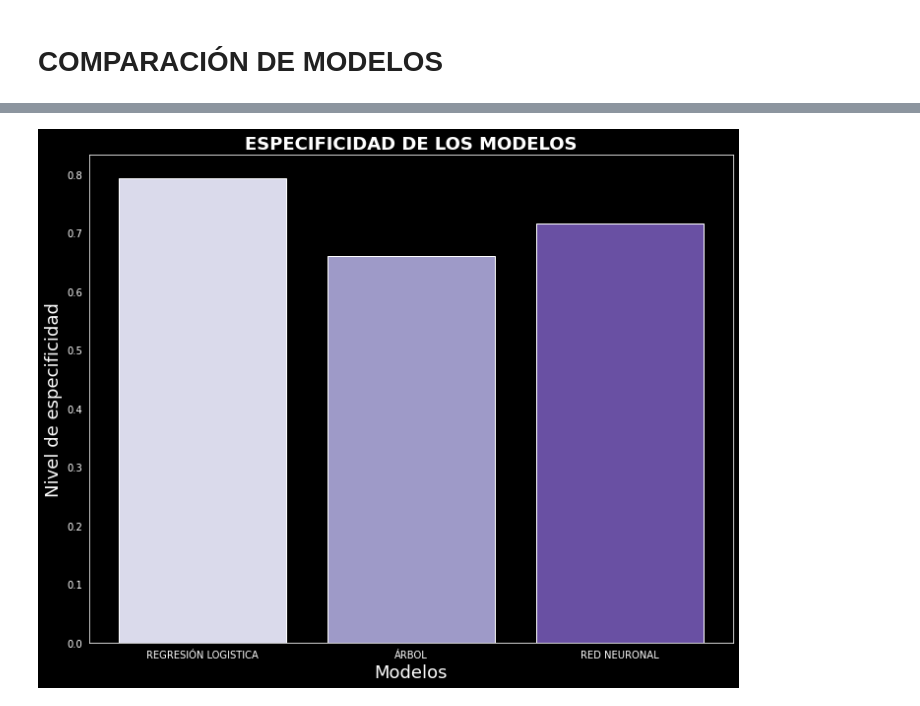
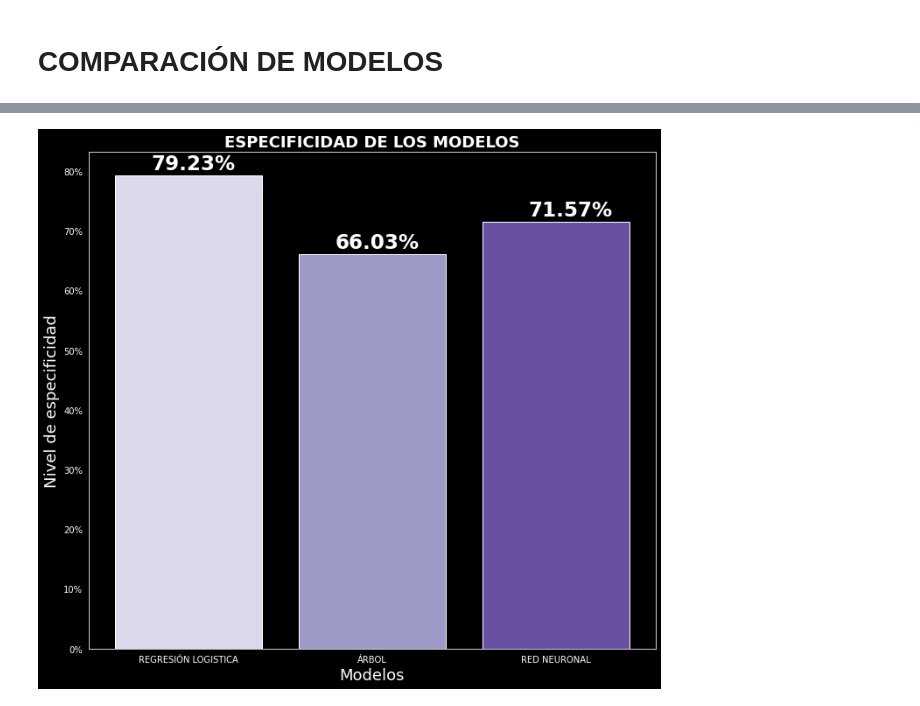
Before and after one commit to angyf/Proyecto_Final, a Jupyter notebook: modelos_finales.ipynb, the cells around one changed output, grey strips where cells are left out. Saved outputs shown, nothing was run; the diff lists cells and outputs as text; code cells hidden in the pictures.

```diff
--- a/modelos_finales.ipynb
+++ b/modelos_finales.ipynb
@@ -553,15 +564,20 @@ plt.show()
 # %%
 #COMPARAMOS LA SENSIBILIDAD DE NUESTROS MODELOS A TRAVÉS DE UN GRÁFICO
+sensibilidad=[sen_rl,sen_ar,sen_red]
 
-sensibilidad=[sen_rl/100,sen_ar/100,sen_red/100]
+# Gráfica de sensibilidad
+fig, ax = plt.subplots(figsize=(10,9))
+#damos formato de porcentaje al eje y
+formatter = FuncFormatter(lambda y, pos: "%d%%" % (y))
+ax.yaxis.set_major_formatter(formatter)
+ax.bar(modelos, sensibilidad,color=colors)
+ax.set_title('SENSIBILIDAD DE LOS MODELOS', fontsize=18, color='w', weight='bold')
+ax.set_xlabel('Modelos', fontsize=18, color='w')
+ax.set_ylabel('Nivel de sensibilidad', fontsize=18, color='w')
+#agregamos etiquetas
+for i in range(0,3):
+  plt.annotate(f'{round(sensibilidad[i],2)}%',(x[i],sensibilidad[i]+1),fontsize=23,weight='bold')
 
-# Grafica sensibilidad
-colors=sns.color_palette("Purples",3)
-plt.figure(figsize=(10,8))
-plt.bar([ 'REGRESIÓN LOGISTICA', 'ÁRBOL','RED NEURONAL'], sensibilidad,color=colors)
-plt.title('SENSIBILIDAD DE LOS MODELOS', fontsize=18, color='w', weight='bold')
-plt.xlabel('Modelos', fontsize=18, color='w')
-plt.ylabel('Nivel de sensibilidad', fontsize=18, color='w')
 plt.tight_layout()
 plt.show()
 # %% [output]
@@ -569,16 +585,22 @@ plt.show()
 # %%
 #COMPARAMOS LA ESPECIFICIDAD DE NUESTROS MODELOS A TRAVÉS DE UN GRÁFICO
 
-especificidad=[spec_rl/100,spec_ar/100,spec_red/100]
+especificidad=[spec_rl,spec_ar,spec_red]
 
-# Grafica sensibilidad
-colors=sns.color_palette("Purples",3)
-plt.figure(figsize=(10,8))
-plt.bar([ 'REGRESIÓN LOGISTICA', 'ÁRBOL','RED NEURONAL'], especificidad,color=colors)
-plt.title('ESPECIFICIDAD DE LOS MODELOS', fontsize=18, color='w', weight='bold')
-plt.xlabel('Modelos', fontsize=18, color='w')
-plt.ylabel('Nivel de especificidad', fontsize=18, color='w')
+# Gráfica de especificidad
+fig, ax = plt.subplots(figsize=(10,9))
+#damos formato de porcentaje al eje y
+formatter = FuncFormatter(lambda y, pos: "%d%%" % (y))
+ax.yaxis.set_major_formatter(formatter)
+ax.bar(modelos,especificidad,color=colors)
+ax.set_title('ESPECIFICIDAD DE LOS MODELOS', fontsize=18, color='w', weight='bold')
+ax.set_xlabel('Modelos', fontsize=18, color='w')
+ax.set_ylabel('Nivel de especificidad', fontsize=18, color='w')
+#agregamos etiquetas al grafico
+for i in range(0,3):
+  plt.annotate(f'{round(especificidad[i],2)}%',(x[i],especificidad[i]+1),fontsize=23,weight='bold')
 plt.tight_layout()
+
 plt.show()
 # %% [output]
-[figure, old version]
+[figure, new version]
```
Also changed, not shown: parts of 6 cells of this notebook.
